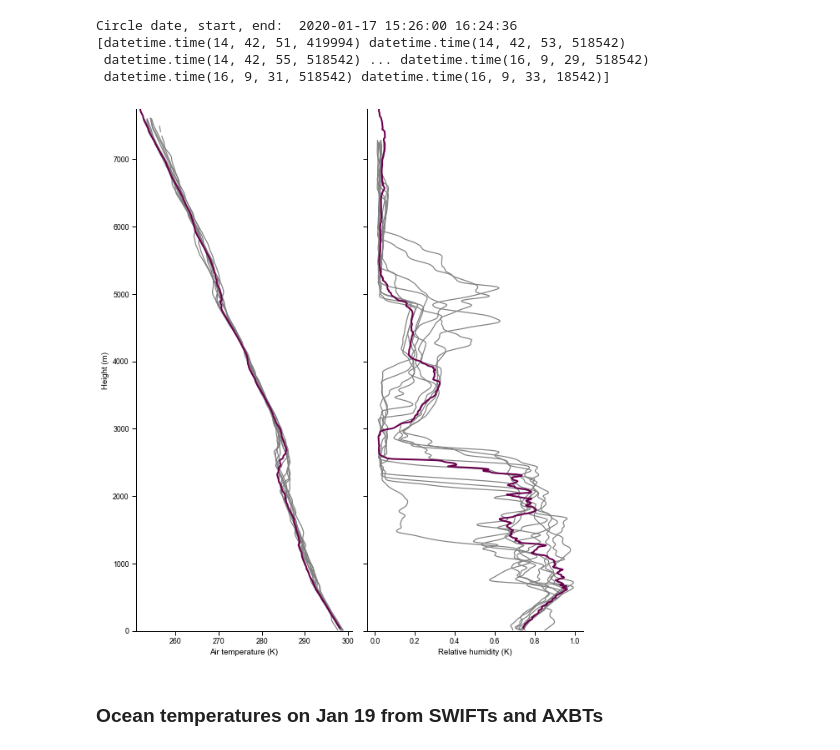
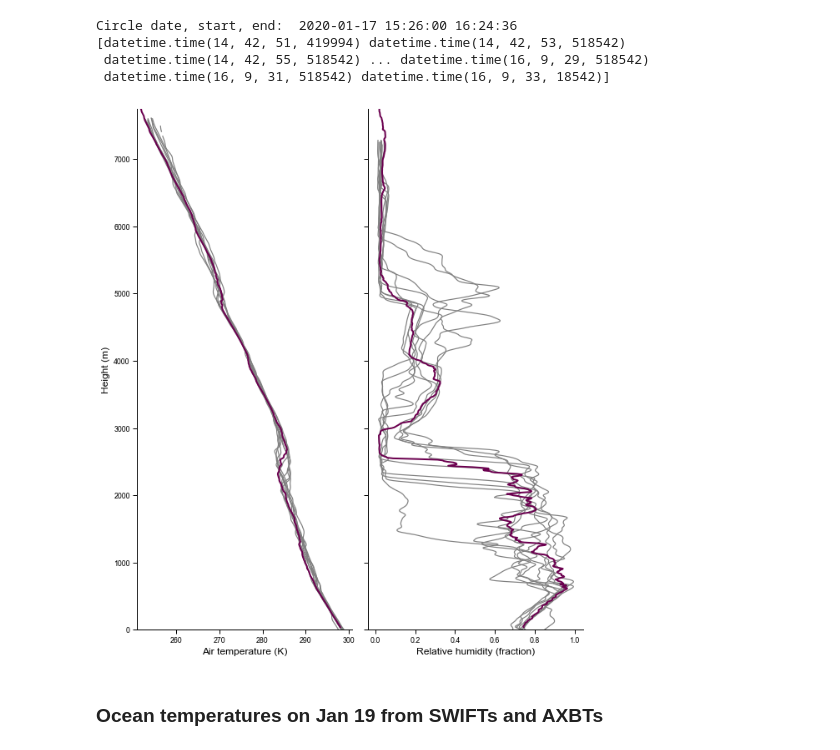
Before and after one commit to RobertPincus/atomic-p3-data-paper, a Jupyter notebook: Figures.ipynb, the cells around one changed output. Drawn from its saved outputs; the diff is of its cells as text; code cells hidden in the pictures.

```diff
--- a/Figures.ipynb
+++ b/Figures.ipynb
@@ -33,8 +33,9 @@ mpl.rcParams['ps.fonttype'] = 42
 mpl.rcParams['font.sans-serif'] = "Arial"
 mpl.rcParams['font.family'] = "sans-serif"
 mpl.rcParams["legend.frameon"] = False
+mpl.rcParams['axes.labelsize']= 14
 
-saveFigs = False
+saveFigs = True
 # %%
 def set_up_map(plt, lon_w = -60.5, lon_e = -49, lat_s = 10, lat_n = 16.5):
     ax  = plt.axes(projection=ccrs.PlateCarree())
@@ -356,29 +355,30 @@ Circle date, start, end:  2020-01-17 15:26:00 16:24:36
 # %%
 sns.set_context("paper")
 fig, (ax1, ax2) = plt.subplots(1, 2, figsize=[8.3, 9.4], sharey=True)
 
 circ_p3_sondes.ta.plot.line (y="alt", color="0.5",                      add_legend=False, ax=ax1)
 circ_rhb_sondes.ta.plot.line(y="alt", color=cc.glasbey[6], linewidth=2, add_legend=False, ax=ax1)
 ax1.set_xlim(circ_p3_sondes.ta.min().values-2., circ_p3_sondes.ta.max().values+2.)
 ax1.set_ylim(0, 7750)
-ax1.set_xlabel("Air temperature (K)")
-ax1.set_ylabel("Height (m)")
+ax1.set_xlabel("Air temperature (K)", fontsize=12)
+ax1.set_ylabel("Height (m)",          fontsize=12)
 ax1.set_title("")
 sns.despine(ax=ax1)
 
 circ_p3_sondes.rh.plot.line (y="alt", color="0.5",                      add_legend=False, ax=ax2)
 circ_rhb_sondes.rh.plot.line(y="alt", color=cc.glasbey[6], linewidth=2, add_legend=False, ax=ax2)
 ax2.set_ylim(0, 7750)
-ax2.set_xlabel("Relative humidity (K)")
+ax2.set_xlabel("Relative humidity (fraction)", fontsize=12)
 ax2.set_ylabel("")
 ax2.set_title("")
 sns.despine(ax=ax2)
 
 plt.tight_layout()
+
 if saveFigs:
     fig.savefig(figDir.joinpath("Circle-up-and-down-sondes.pdf"), dpi=600, transparent=True, bbox_inches = "tight")
 # %% [output]
-[figure, old version]
+[figure, new version]
 # %% [markdown]
 ### Ocean temperatures on Jan 19 from SWIFTs and AXBTs
 # %%
```
Also changed, not shown: parts of 10 cells of this notebook.
